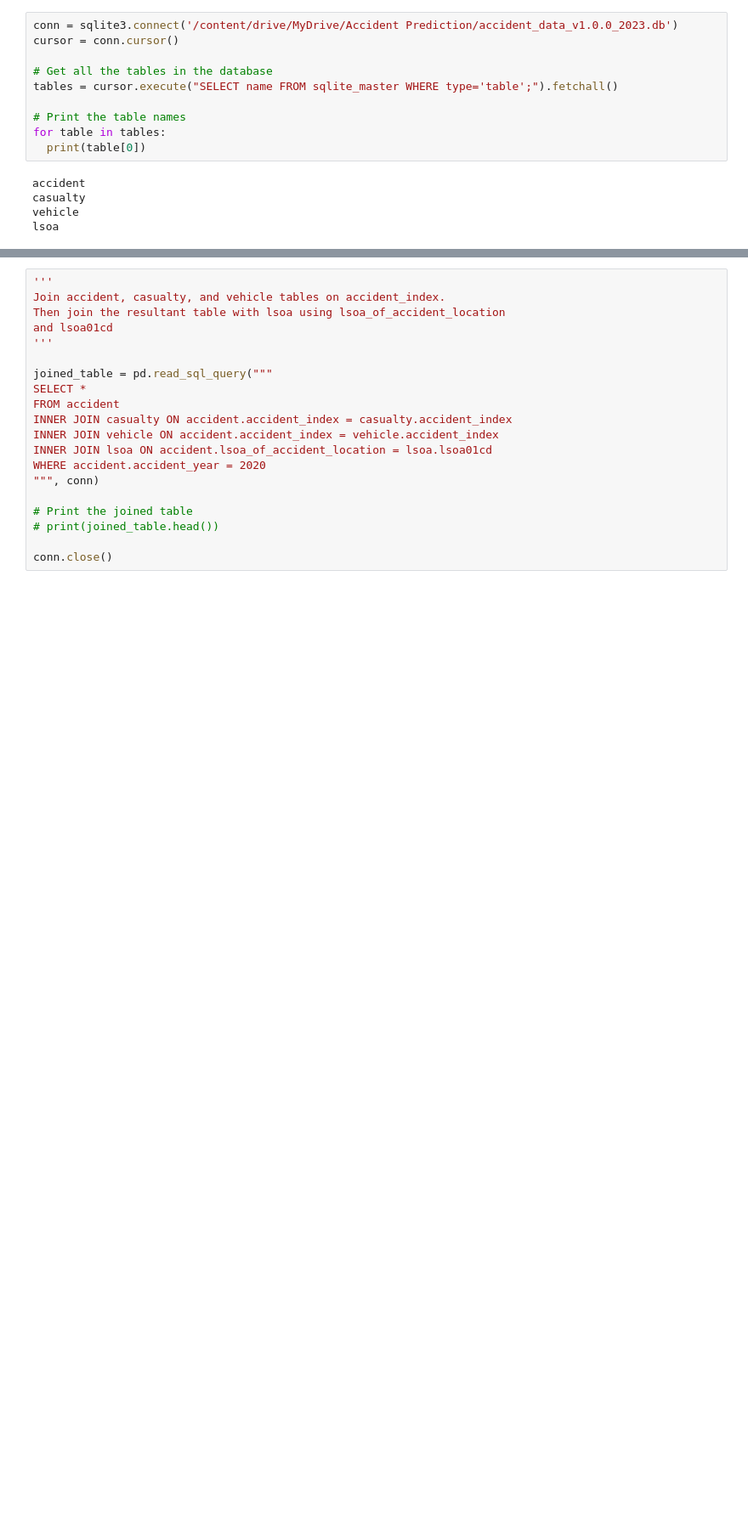
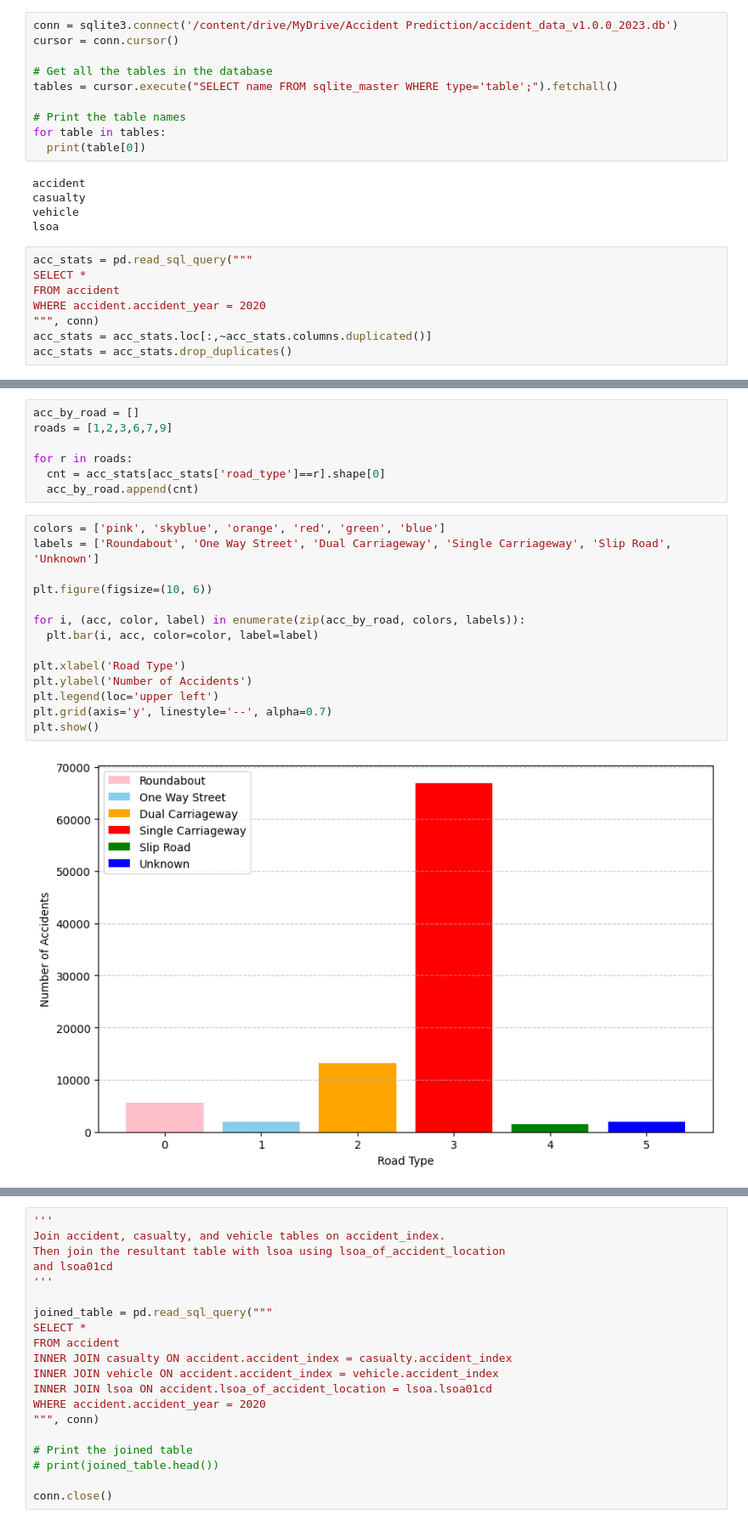
Before and after one commit to usm1ai/Accident_Prediction, a Jupyter notebook: Accident_Pro.ipynb, the cells around one changed output, grey strips where cells are left out. Shown at 85% size. Saved outputs shown, nothing was run; the diff lists cells and outputs as text; blank space fills up the shorter version.

```diff
--- a/Accident_Pro.ipynb
+++ b/Accident_Pro.ipynb
@@ -34,3 +34,11 @@ accident
 casualty
 vehicle
 lsoa
+# %%
+acc_stats = pd.read_sql_query("""
+SELECT *
+FROM accident
+WHERE accident.accident_year = 2020
+""", conn)
+acc_stats = acc_stats.loc[:,~acc_stats.columns.duplicated()]
+acc_stats = acc_stats.drop_duplicates()
@@ -36,0 +61,23 @@ lsoa
+# %%
+acc_by_road = []
+roads = [1,2,3,6,7,9]
+
+for r in roads:
+  cnt = acc_stats[acc_stats['road_type']==r].shape[0]
+  acc_by_road.append(cnt)
+# %%
+colors = ['pink', 'skyblue', 'orange', 'red', 'green', 'blue']
+labels = ['Roundabout', 'One Way Street', 'Dual Carriageway', 'Single Carriageway', 'Slip Road', 'Unknown']
+
+plt.figure(figsize=(10, 6))
+
+for i, (acc, color, label) in enumerate(zip(acc_by_road, colors, labels)):
+  plt.bar(i, acc, color=color, label=label)
+
+plt.xlabel('Road Type')
+plt.ylabel('Number of Accidents')
+plt.legend(loc='upper left')
+plt.grid(axis='y', linestyle='--', alpha=0.7)
+plt.show()
+# %% [output]
+[figure, added]
```
Also changed, not shown: parts of 4 cells of this notebook.
